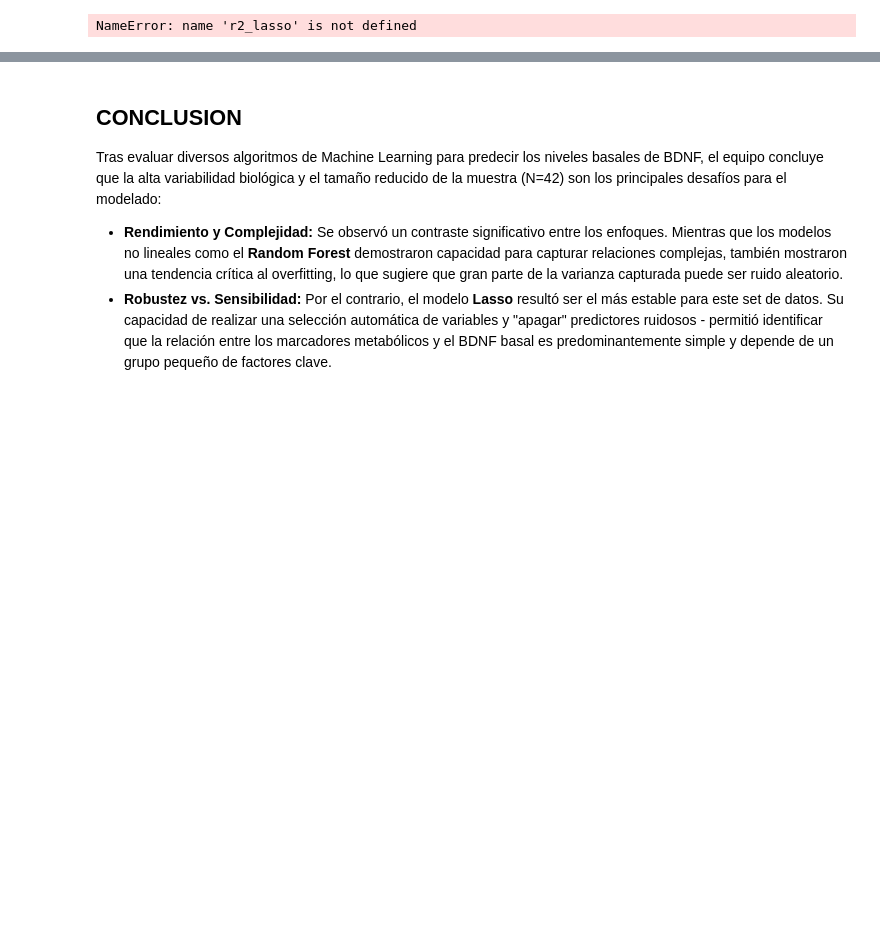
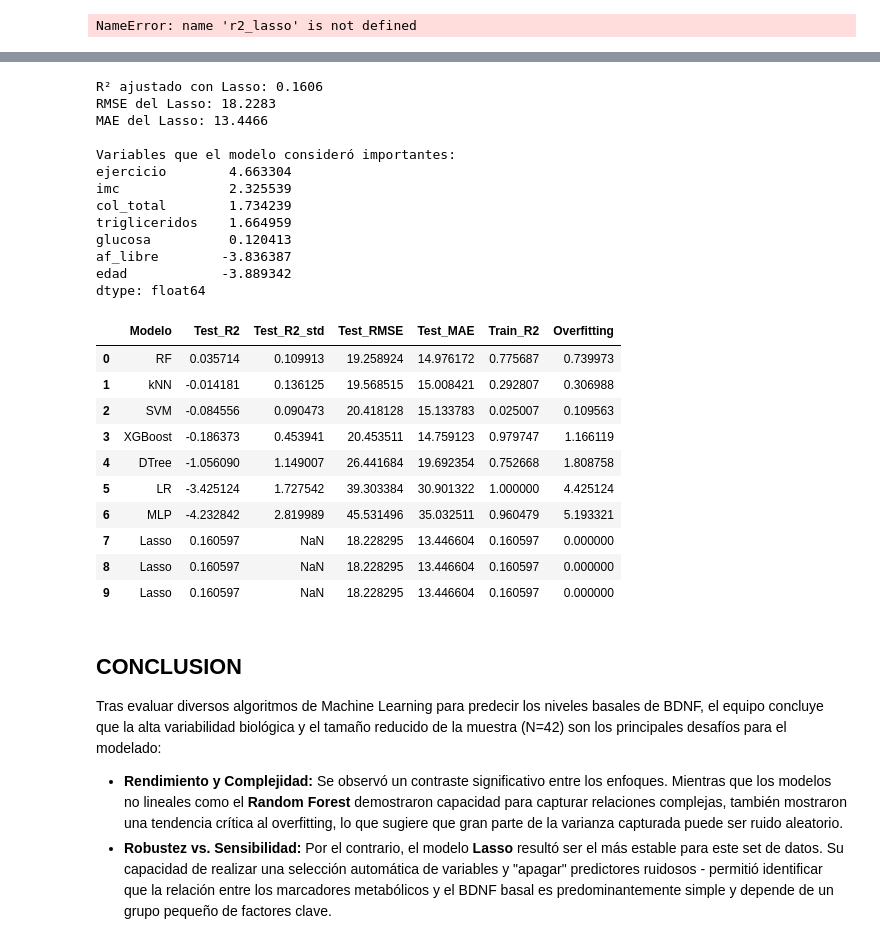
Before and after one commit to MardonioR/Proyecto-Polifenoles, a Jupyter notebook: Notebooks/Sem7_Miriam.ipynb, the cells around one changed output, grey strips where cells are left out. Drawn from its saved outputs; the diff is of its cells as text; code cells hidden in the pictures; blank space fills up the shorter version.

```diff
--- a/Notebooks/Sem7_Miriam.ipynb
+++ b/Notebooks/Sem7_Miriam.ipynb
@@ -1607,3 +1684,82 @@ NameError: name 'r2_lasso' is not defined
+# %%
+from sklearn.linear_model import LassoCV
+from sklearn.preprocessing import StandardScaler
+from sklearn.metrics import mean_squared_error, mean_absolute_error
+
+# volvemos a entrenar el modelo Lasso sobre las mismas variables de interés
+# y guardamos las métricas / coeficientes en un dataframe para consultarlo
+
+# variables que ya habíamos seleccionado manualmente
+features_interes = [
+    'edad', 'pcr', 'glucosa', 'col_total', 'trigliceridos',
+    'imc', 'ejercicio', 'horas_sueño', 'af_libre'
+]
+
+# filtrado por si alguna columna no existiera
+X_select = X[[c for c in features_interes if c in X.columns]]
+
+# escalado previo
+scaler = StandardScaler()
+X_scaled = scaler.fit_transform(X_select)
+
+# ajuste con LassoCV (5‑fold)
+lasso = LassoCV(cv=5, random_state=42).fit(X_scaled, y)
+
+# métricas sobre toda la muestra
+r2_lasso = lasso.score(X_scaled, y)
+mse_lasso = mean_squared_error(y, lasso.predict(X_scaled))
+rmse_lasso = np.sqrt(mse_lasso)
+mae_lasso = mean_absolute_error(y, lasso.predict(X_scaled))
+
+print(f"R² ajustado con Lasso: {r2_lasso:.4f}")
+print(f"RMSE del Lasso: {rmse_lasso:.4f}")
+print(f"MAE del Lasso: {mae_lasso:.4f}")
+
+# coeficientes no nulos
+coef = pd.Series(lasso.coef_, index=X_select.columns)
+coef = coef[coef != 0].sort_values(ascending=False)
+print("\nVariables que el modelo consideró importantes:")
+print(coef)
+
+# si queremos mantener un registro junto a los demás modelos
+# (df_ranking ya existe en el notebook con las otras comparativas)
+nuevo = {
+    'Modelo': 'Lasso',
+    'Test_R2': r2_lasso,
+    'Test_RMSE': rmse_lasso,
+    'Test_MAE': mae_lasso,
+    'Train_R2': r2_lasso,
+    'Overfitting': 0.0
+}
+df_ranking = pd.concat([df_ranking, pd.DataFrame([nuevo])], ignore_index=True)
+
+# mostrar la tabla actualizada
+df_ranking
+# %% [output]
+R² ajustado con Lasso: 0.1606
+RMSE del Lasso: 18.2283
+MAE del Lasso: 13.4466
+
+Variables que el modelo consideró importantes:
+ejercicio        4.663304
+imc              2.325539
+col_total        1.734239
+trigliceridos    1.664959
+glucosa          0.120413
+af_libre        -3.836387
+edad            -3.889342
+dtype: float64
+|  | Modelo | Test_R2 | Test_R2_std | Test_RMSE | Test_MAE | Train_R2 | Overfitting |
+| 0 | RF | 0.035714 | 0.109913 | 19.258924 | 14.976172 | 0.775687 | 0.739973 |
+| 1 | kNN | -0.014181 | 0.136125 | 19.568515 | 15.008421 | 0.292807 | 0.306988 |
+| 2 | SVM | -0.084556 | 0.090473 | 20.418128 | 15.133783 | 0.025007 | 0.109563 |
+| 3 | XGBoost | -0.186373 | 0.453941 | 20.453511 | 14.759123 | 0.979747 | 1.166119 |
+| 4 | DTree | -1.056090 | 1.149007 | 26.441684 | 19.692354 | 0.752668 | 1.808758 |
+| 5 | LR | -3.425124 | 1.727542 | 39.303384 | 30.901322 | 1.000000 | 4.425124 |
+| 6 | MLP | -4.232842 | 2.819989 | 45.531496 | 35.032511 | 0.960479 | 5.193321 |
+| 7 | Lasso | 0.160597 | NaN | 18.228295 | 13.446604 | 0.160597 | 0.000000 |
+| 8 | Lasso | 0.160597 | NaN | 18.228295 | 13.446604 | 0.160597 | 0.000000 |
+| 9 | Lasso | 0.160597 | NaN | 18.228295 | 13.446604 | 0.160597 | 0.000000 |
 # %% [markdown]
 ## CONCLUSION
 
```
Also changed, not shown: parts of 1 cell of this notebook.
